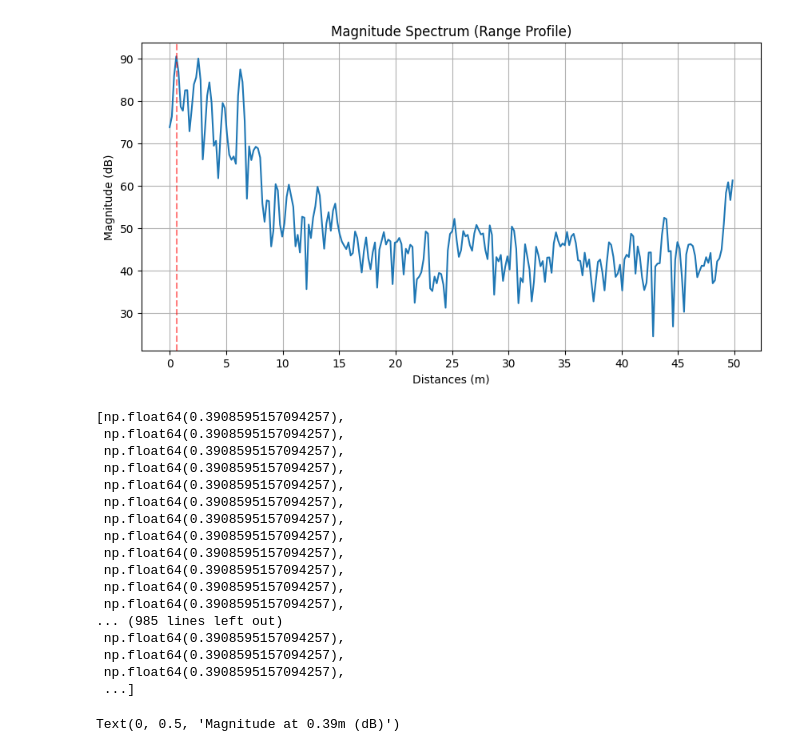
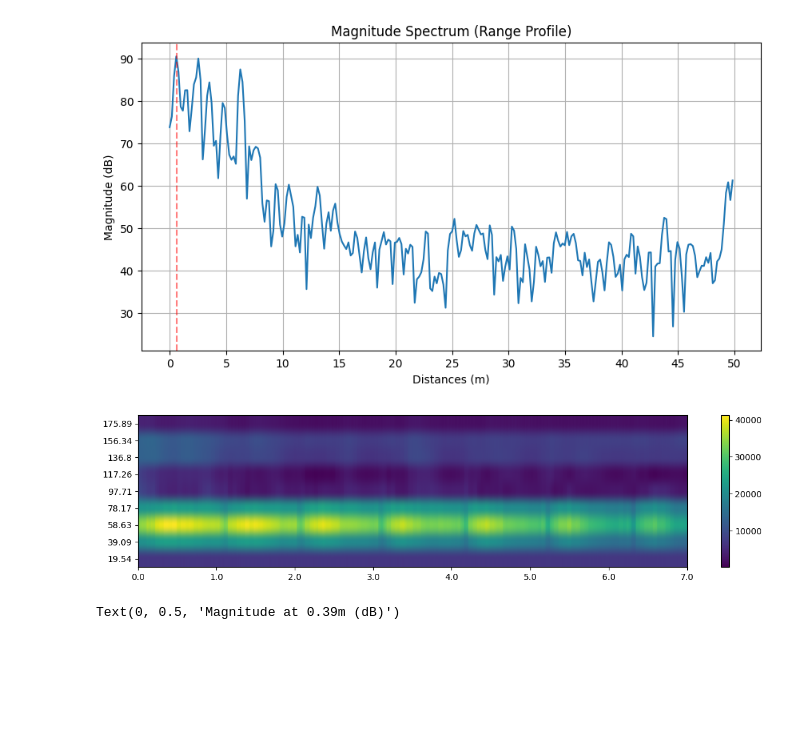
Before and after one commit to manavjeetsingh/mmWaveDataExtraction, a Jupyter notebook: rawDataProcessing1Rx1Tx.ipynb, the cells around one changed output. Saved outputs shown, nothing was run; the diff lists cells and outputs as text; code cells hidden in the pictures; blank space fills up the shorter version.

```diff
--- a/rawDataProcessing1Rx1Tx.ipynb
+++ b/rawDataProcessing1Rx1Tx.ipynb
@@ -157,25 +157,35 @@ magAt58cm=np.array(magAtXXcm)
 # %% [output]
 [figure]
 # %%
-distances_all
+import numpy as np
+import matplotlib.pyplot as plt
+
+# Example 2D array (replace with your own)
+
+distances=np.array(distances)
+plt.figure(figsize=(12, 3))
+idxes=np.arange(1,10)
+plt.imshow(np.abs(rangeFFTAcrossChirps[idxes,:]), aspect='auto', cmap='viridis', origin='lower')
+yticks = np.arange(len(rangeFFTAcrossChirps[idxes,:]))        # positions 0..19
+ytick_labels = np.round(distances[idxes]*100,2)                  # your labels
+plt.yticks(yticks, ytick_labels)
+
+
+
+# --- Create x-ticks for 0–7 seconds ---
+total_time = 7  # seconds
+num_ticks = 8   # ticks at 0,1,2,...,7 sec
+
+tick_positions = np.linspace(0, rangeFFTAcrossChirps.shape[1]-1, num_ticks)
+tick_labels = np.linspace(0, total_time, num_ticks)
+
+plt.xticks(tick_positions, tick_labels)
+
+plt.colorbar()
+plt.tight_layout()
+plt.show()
 # %% [output]
-[np.float64(0.3908595157094257),
- np.float64(0.3908595157094257),
- np.float64(0.3908595157094257),
- np.float64(0.3908595157094257),
- np.float64(0.3908595157094257),
- np.float64(0.3908595157094257),
- np.float64(0.3908595157094257),
- np.float64(0.3908595157094257),
- np.float64(0.3908595157094257),
- np.float64(0.3908595157094257),
- np.float64(0.3908595157094257),
- np.float64(0.3908595157094257),
-... (985 lines left out)
- np.float64(0.3908595157094257),
- np.float64(0.3908595157094257),
- np.float64(0.3908595157094257),
- ...]
+[figure, added]
 # %%
 # plt.plot(np.arange(rangeFFTAcrossChirps.shape[1]),magnitude_db(rangeFFTAcrossChirps[3,:]))
 # plt.plot(np.arange(len(magAtXXcm)),magAtXXcm)
```
Also changed, not shown: 2 other files.
